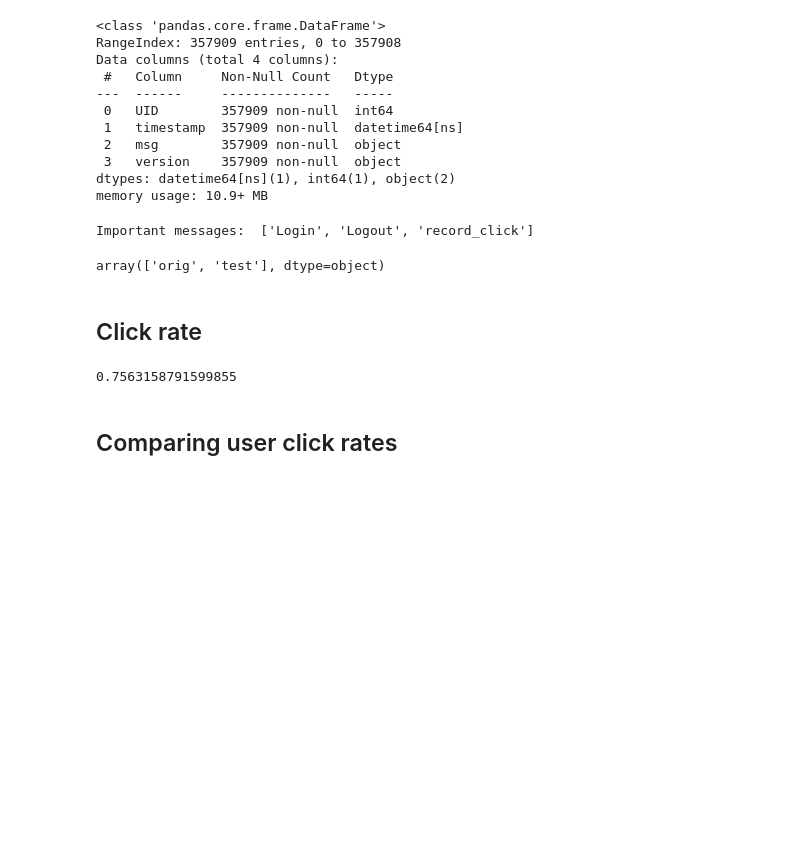
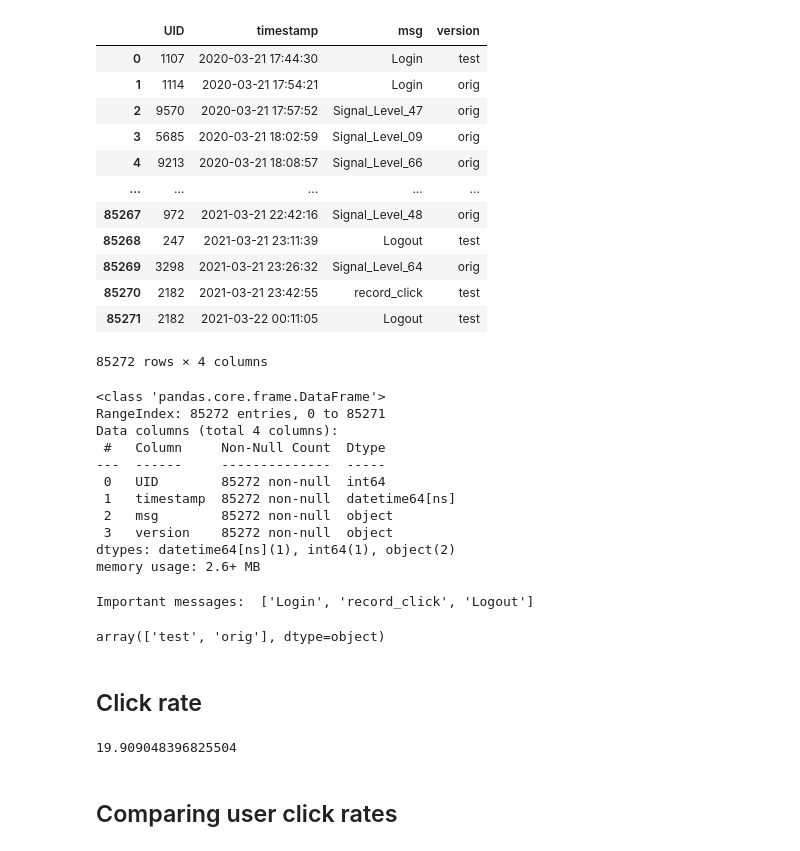
Before and after one commit to adam-broussard/mockInterview, a Jupyter notebook: solution.ipynb, the cells around one changed output. Saved outputs shown, nothing was run; the diff lists cells and outputs as text; code cells hidden in the pictures; blank space fills up the shorter version.

```diff
--- a/solution.ipynb
+++ b/solution.ipynb
@@ -47,27 +30,45 @@ df
+# %%
+data = pd.read_csv('clickdata.csv', parse_dates=['timestamp'])
+# %%
+data
+# %% [output]
+|  | UID | timestamp | msg | version |
+| 0 | 1107 | 2020-03-21 17:44:30 | Login | test |
+| 1 | 1114 | 2020-03-21 17:54:21 | Login | orig |
+| 2 | 9570 | 2020-03-21 17:57:52 | Signal_Level_47 | orig |
+| 3 | 5685 | 2020-03-21 18:02:59 | Signal_Level_09 | orig |
+| 4 | 9213 | 2020-03-21 18:08:57 | Signal_Level_66 | orig |
+| ... | ... | ... | ... | ... |
+| 85267 | 972 | 2021-03-21 22:42:16 | Signal_Level_48 | orig |
+| 85268 | 247 | 2021-03-21 23:11:39 | Logout | test |
+| 85269 | 3298 | 2021-03-21 23:26:32 | Signal_Level_64 | orig |
+| 85270 | 2182 | 2021-03-21 23:42:55 | record_click | test |
+| 85271 | 2182 | 2021-03-22 00:11:05 | Logout | test |
+85272 rows × 4 columns
 # %%
-df.info()
+data.info()
 # %% [output]
 <class 'pandas.core.frame.DataFrame'>
-RangeIndex: 357909 entries, 0 to 357908
+RangeIndex: 85272 entries, 0 to 85271
 Data columns (total 4 columns):
- #   Column     Non-Null Count   Dtype
----  ------     --------------   -----
- 0   UID        357909 non-null  int64
- 1   timestamp  357909 non-null  datetime64[ns]
- 2   msg        357909 non-null  object
- 3   version    357909 non-null  object
+ #   Column     Non-Null Count  Dtype
+---  ------     --------------  -----
+ 0   UID        85272 non-null  int64
+ 1   timestamp  85272 non-null  datetime64[ns]
+ 2   msg        85272 non-null  object
+ 3   version    85272 non-null  object
 dtypes: datetime64[ns](1), int64(1), object(2)
-memory usage: 10.9+ MB
+memory usage: 2.6+ MB
 # %%
-messages = df.msg.unique().astype(str)
+messages = data.msg.unique().astype(str)
 # print(messages)
 messages_important = [m for m in messages if m[:-2] != 'Signal_Level_']
 print('Important messages: ', messages_important)
 # %% [output]
-Important messages:  ['Login', 'Logout', 'record_click']
+Important messages:  ['Login', 'record_click', 'Logout']
 # %%
-df.version.unique()
+data.version.unique()
 # %% [output]
-array(['orig', 'test'], dtype=object)
+array(['test', 'orig'], dtype=object)
 # %%
 # Clean the data
@@ -96,7 +97,7 @@ def calc_clicks_per_min(df, uid, version):
 # %%
-calc_clicks_per_min(df_clean, 4985, 'orig')
+calc_clicks_per_day(clean_data, 4985, 'orig')
 # %% [output]
-0.7563158791599855
+19.909048396825504
 # %% [markdown]
 ## Comparing user click rates
 # %%
```
Also changed, not shown: parts of 16 cells of this notebook.
